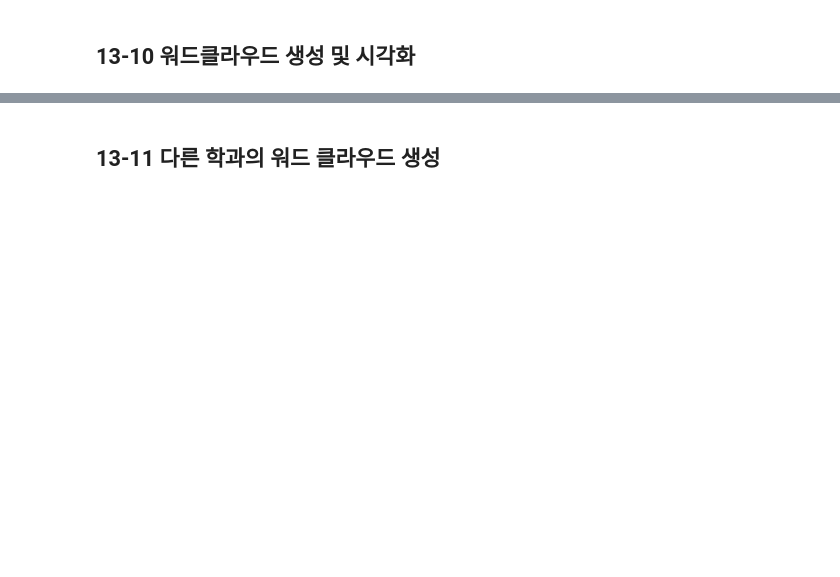
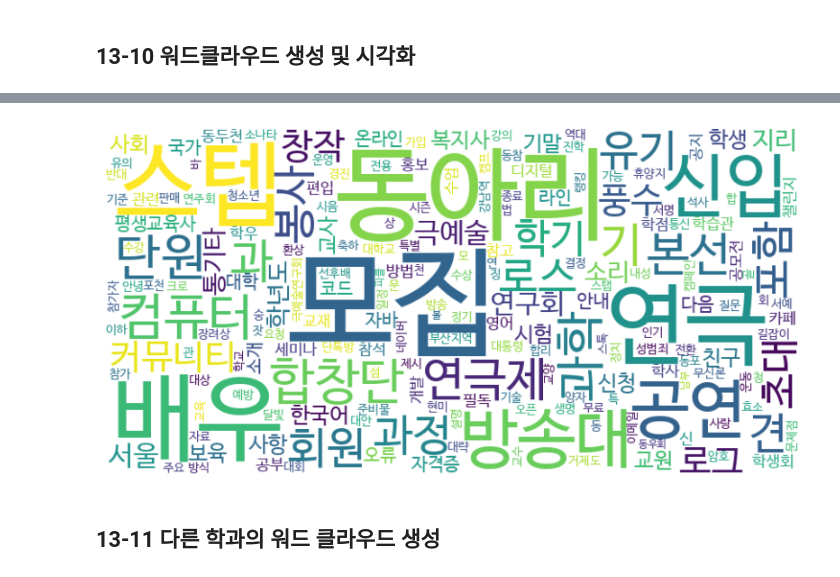
Before and after one commit to syyang-sec/Data-Analysis-with-Open-Source, a Jupyter notebook: 오픈소스_데이터_분석_13강.ipynb, the cells around one changed output, grey strips where cells are left out. Cells and saved outputs as stored; diff of their text form; code cells hidden in the pictures; blank space fills up the shorter version.

```diff
--- a/오픈소스_데이터_분석_13강.ipynb
+++ b/오픈소스_데이터_분석_13강.ipynb
@@ -337,9 +397,9 @@ from collections import Counter
 def get_word_count(df):
     if not df.empty:
         # 모든 명사의 리스트를 구함
-
+        all_nouns = df['명사'].sum()
         # 모든 명사들에 대한 Counter 객체(빈도 정보) 를 반환
-
+        return Counter(all_nouns)
 
 ## cs_df의 단어 빈도 계산
 word_count = get_word_count(cs_df)
@@ -355,27 +446,29 @@ for word, freq in word_count.most_common(30):
 # %%
 from wordcloud import WordCloud
 import matplotlib.pyplot as plt
 
 ## 단어 빈도를 바탕으로 워드클라우드 생성 및 표시
 def plot_wordcloud(word_count):
     ## 워드 클라우드 생성
     wordcloud = WordCloud(
         width=800,
         height=400,
         background_color='white',
         colormap='viridis',
         font_path='/usr/share/fonts/truetype/nanum/NanumBarunGothic.ttf' ## 한글 폰트 경로 지정
-        ).# word_count의 빈도 정보를 이용하여 생성
+        ).generate_from_frequencies(word_count) # word_count의 빈도 정보를 이용하여 생성
 
     plt.figure(figsize=(10, 5))
     plt.imshow(wordcloud, interpolation='bilinear') ## 이미지 표시
     plt.axis("off") ## 축 비활성화
     plt.show() ## 그래프 표시
 
 ## cs_df에서 단어 빈도 계산
 word_count = get_word_count(cs_df)
 ## 워드클라우드 생성 및 표시
 plot_wordcloud(word_count)
+# %% [output]
+[figure, added]
 # %% [markdown]
 ## 13-11 다른 학과의 워드 클라우드 생성
 # %%
```
Also changed, not shown: parts of 9 cells of this notebook.
